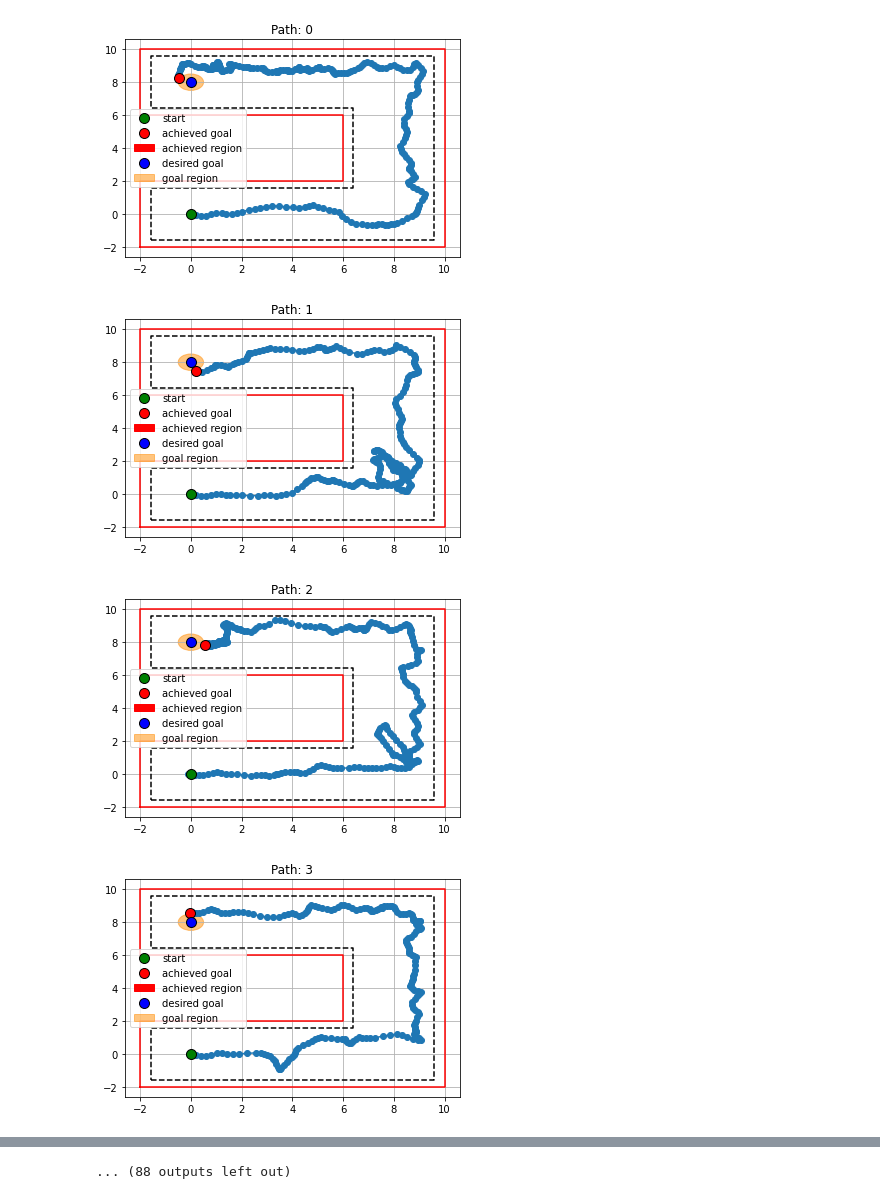
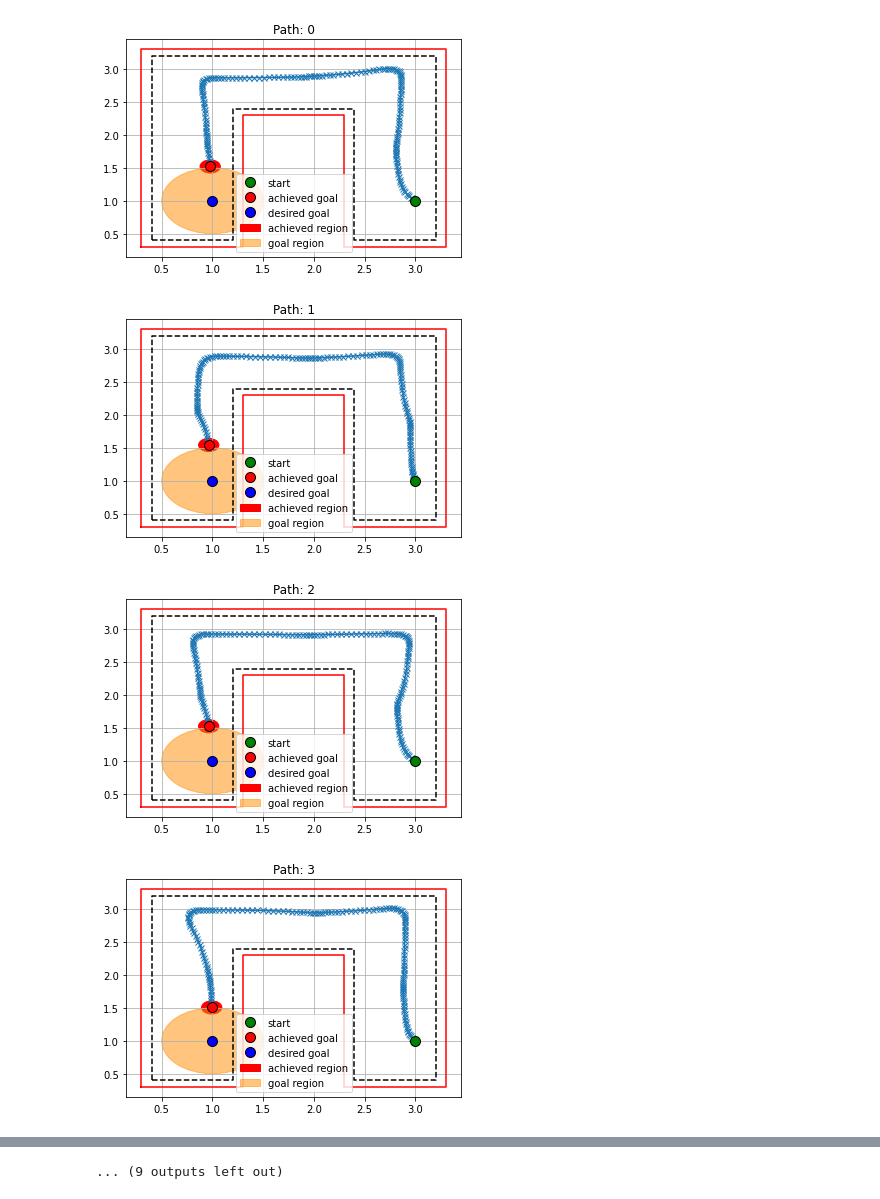
Before and after one commit to tianyudwang/irl_rrt, a Jupyter notebook: irl/scripts/visualize_dataset.ipynb, the cells around one changed output, grey strips where cells are left out. Cells and saved outputs as stored; diff of their text form; code cells hidden in the pictures.

Commit message:
update to show both ant and point env

```diff
--- a/irl/scripts/visualize_dataset.ipynb
+++ b/irl/scripts/visualize_dataset.ipynb
@@ -10,4 +19,16 @@ import matplotlib.pyplot as plt
+# %%
+if use_ant:
+    if limit_time:
+        fname = ant_timelimit
+    else:
+        fname = ant
+else:
+    if limit_time:
+        fname = point_timelimit
+    else:
+        fname = point
 # %%
-f = h5py.File('antmaze_umaze_fixstart_fixgoal.hdf5', 'r')
+f = h5py.File(fname, 'r')
+
 list(f.keys())
 # %% [output]
@@ -17,7 +38,7 @@ data = dict(
     act = np.asarray(f['actions']),
     obs = np.asarray(f['observations']),
     done = np.asarray(f['terminals']),
-    timeout = np.asarray(f['timeouts']),
+    # timeout = np.asarray(f['timeouts']),
 )
 # %%
 for k, v in data.items():
@@ -44,5 +64,5 @@ obs_df.iloc[:, [0,1,2]].head(5)
 # %%
-def visualize_path(data=None, goal=[0, 8]):
+def visualize_path_ant(data=None, goal=[0, 8]):
     """ """
     fig = plt.figure()
     offset = -2
@@ -119,12 +219,18 @@ assert len(lst) == 100
 # %%
 i = 0
 for num, j in enumerate(lst):
-    visualize_path(data['obs'][i:j, :2], goal=[0, 8])
+    if use_ant:
+        visualize_path_ant(data['obs'][i:j, :2], goal=[0, 8])
+    else:
+        visualize_path_point(data['obs'][i:j, :2], goal=[1, 1])
     plt.title("Path: {}".format(num))
     plt.show()
     i = j+1
+
+    if num == 20:
+        break
 # %% [output]
-[figure, old version]
+[figure, new version]
-[figure, old version]
+[figure, new version]
-[figure, old version]
+[figure, new version]
-[figure, old version]
+[figure, new version]
@@ -139 +245 @@ for num, j in enumerate(lst):
-... (88 outputs left out)
+... (9 outputs left out)
```
Also changed, not shown: parts of 10 cells of this notebook.
